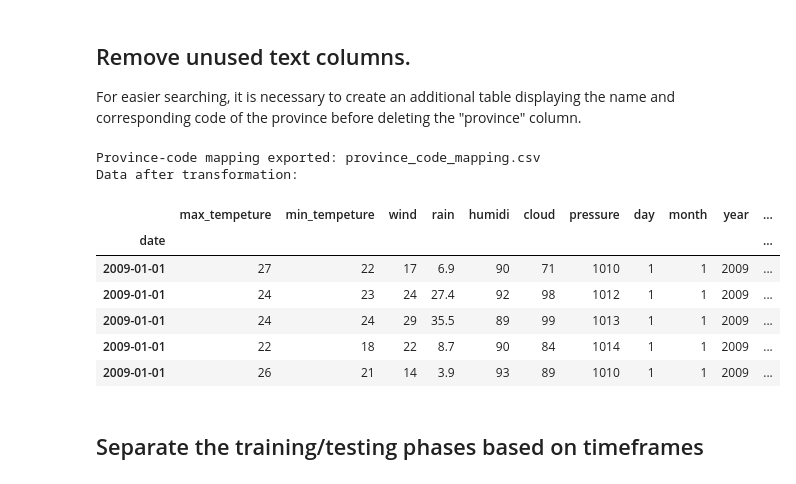
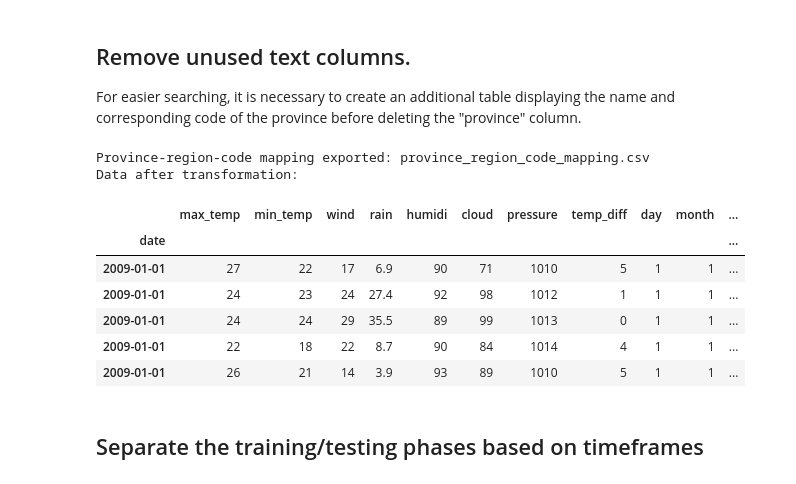
Before and after one commit to LieuDinh/ML-Weather-forecast, a Jupyter notebook: integrate&clean_data.ipynb, the cells around one changed output. Drawn from its saved outputs; the diff is of its cells as text; code cells hidden in the pictures.

```diff
--- a/integrate&clean_data.ipynb
+++ b/integrate&clean_data.ipynb
@@ -178,8 +178,8 @@ DataFrame size after adding missing dates: (177528, 9)
 ## Rename the two columns: max, min
 # %%
 weather = weather.rename(columns={
-    'max': 'max_tempeture',
-    'min': 'min_tempeture'
+    'max': 'max_temp',
+    'min': 'min_temp'
 })
 print(weather.columns)
 # %% [output]
@@ -188,0 +191,5 @@ Index(['province', 'max_tempeture', 'min_tempeture', 'wind', 'wind_d', 'rain',
+# %%
+weather['temp_diff'] = weather['max_temp'] - weather['min_temp']
+
+print('Temperature difference column created: temp_diff')
+print(weather[['max_temp', 'min_temp', 'temp_diff']].head())
@@ -334,29 +373,30 @@ weather['province_encoded'] = le_province.fit_transform(weather['province'])
 
 For easier searching, it is necessary to create an additional table displaying the name and corresponding code of the province before deleting the "province" column.
 # %%
-province_mapping = (
-    weather[['province', 'province_encoded']]
+province_region_mapping = (
+    weather[['province', 'region', 'province_encoded', 'region_encoded']]
     .drop_duplicates()
-    .sort_values('province_encoded')
+    .sort_values(['region_encoded', 'province_encoded'])
     .reset_index(drop=True)
 )
 
-province_mapping.to_csv('dataset/province_code_mapping.csv', index=False, encoding='utf-8-sig')
-print("Province-code mapping exported: province_code_mapping.csv")
+province_region_mapping.to_csv('dataset/province_region_code_mapping.csv', index=False, encoding='utf-8-sig')
+
+print("Province-region-code mapping exported: province_region_code_mapping.csv")
 
 weather_transformed = weather.drop(columns=['province', 'wind_d', 'region'])
 print("Data after transformation:")
 display(weather_transformed.head())
 # %% [output]
-Province-code mapping exported: province_code_mapping.csv
+Province-region-code mapping exported: province_region_code_mapping.csv
 Data after transformation:
-|  | max_tempeture | min_tempeture | wind | rain | humidi | cloud | pressure | day | month | year | ... |
+|  | max_temp | min_temp | wind | rain | humidi | cloud | pressure | temp_diff | day | month | ... |
 | date |  |  |  |  |  |  |  |  |  |  | ... |
-| 2009-01-01 | 27 | 22 | 17 | 6.9 | 90 | 71 | 1010 | 1 | 1 | 2009 | ... |
-| 2009-01-01 | 24 | 23 | 24 | 27.4 | 92 | 98 | 1012 | 1 | 1 | 2009 | ... |
-| 2009-01-01 | 24 | 24 | 29 | 35.5 | 89 | 99 | 1013 | 1 | 1 | 2009 | ... |
-| 2009-01-01 | 22 | 18 | 22 | 8.7 | 90 | 84 | 1014 | 1 | 1 | 2009 | ... |
-| 2009-01-01 | 26 | 21 | 14 | 3.9 | 93 | 89 | 1010 | 1 | 1 | 2009 | ... |
+| 2009-01-01 | 27 | 22 | 17 | 6.9 | 90 | 71 | 1010 | 5 | 1 | 1 | ... |
+| 2009-01-01 | 24 | 23 | 24 | 27.4 | 92 | 98 | 1012 | 1 | 1 | 1 | ... |
+| 2009-01-01 | 24 | 24 | 29 | 35.5 | 89 | 99 | 1013 | 0 | 1 | 1 | ... |
+| 2009-01-01 | 22 | 18 | 22 | 8.7 | 90 | 84 | 1014 | 4 | 1 | 1 | ... |
+| 2009-01-01 | 26 | 21 | 14 | 3.9 | 93 | 89 | 1010 | 5 | 1 | 1 | ... |
 # %% [markdown]
 ## Separate the training/testing phases based on timeframes
 # %%
```
Also changed, not shown: parts of 16 cells of this notebook, 7 other files.
